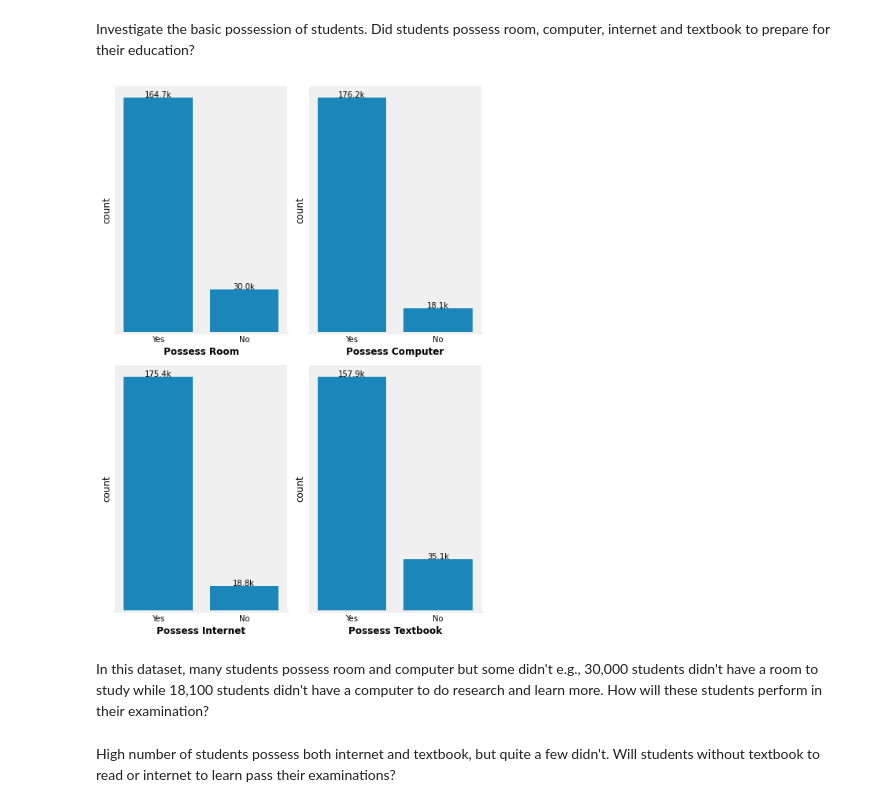
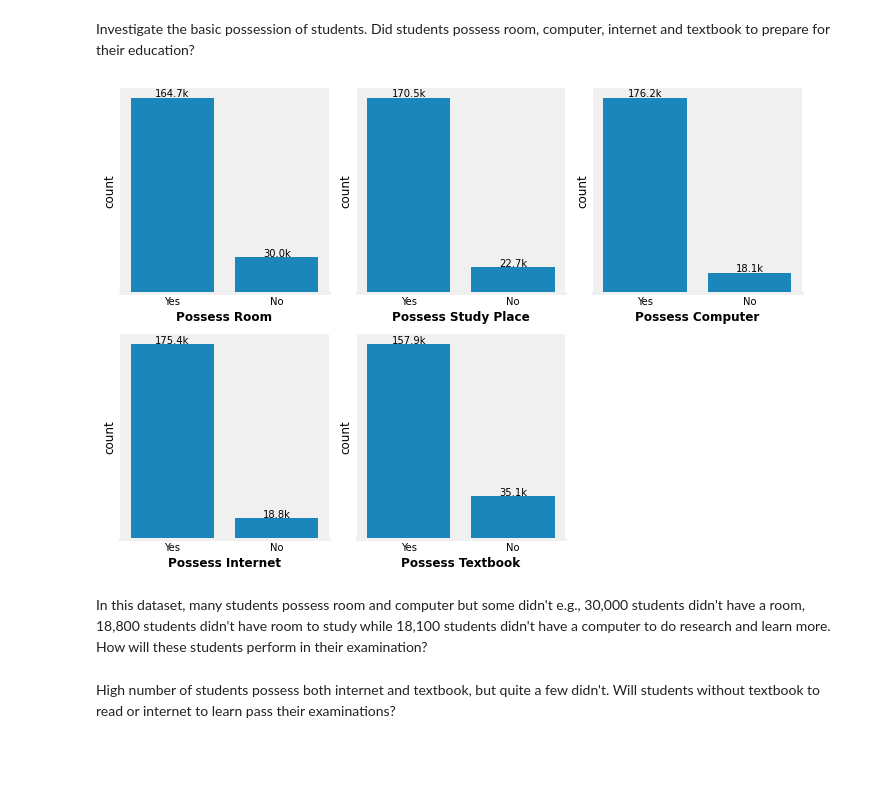
Before and after one commit to comsavvy/Students-Performance-Evaluation, a Jupyter notebook: Part_I_exploration_template.ipynb, the cells around one changed output. Saved outputs shown, nothing was run; the diff lists cells and outputs as text; code cells hidden in the pictures; blank space fills up the shorter version.

Commit message:
feat: Added Bivariate Visualization

```diff
--- a/Part_I_exploration_template.ipynb
+++ b/Part_I_exploration_template.ipynb
@@ -29,7 +29,7 @@ colnames = {
     "ST09Q01": "skip_day",
     "ST115Q01": "skip_class",
     "ST26Q02": "possess_room",
-    "ST26Q03": "posses_study_place",
+    "ST26Q03": "possess_study_place",
     "ST26Q04": "possess_computer",
     "ST26Q06": "possess_internet",
     "ST26Q10": "possess_textbook",
@@ -336,3 +346,11 @@ father_sch_lvl:  category
+# %%
+job_status = ['mother_job_status', 'father_job_status']
+for jbs in job_status:
+    pisa_df[jbs] = pisa_df[jbs].str.strip()
+
+order_cat(job_status, order=['Not working, but looking for a job',
+                            'Other (e.g. home duties, retired)', 'Working part-time <for pay>',
+                            'Working full-time <for pay>'])
 # %% [markdown]
 ### Primary education
 # %%
@@ -509,21 +549,21 @@ def count_dplot(cols: Iterable, plottype: sb=sb.countplot, nrows: int=1, ncols=2
     if usex:
         for i, x in enumerate(cols, 1):
             countv = pisa_df[x].value_counts()
-            plt.subplot(nrows, ncols, i) #
+            plt.subplot(nrows, ncols, i) # subplot
             g = plottype(data=pisa_df, x=x, color=base_color, order=countv.index) # Plotting
             plt.xlabel(g.get_xlabel().replace("_", " ").title(), fontweight='bold') # Capitalize and bold the xlabel
             locs, labels = plt.xticks(rotation=tick_angle) # Rotate xticks
             for loc, label in zip(locs, labels):
-                count = countv[label.get_text()] # Getting the count of each label
+                count = countv[label.get_text()] # Get the count of each label
                 plt.text(loc, count+6e2, f'{round(count/1000, 1)}k',
-                         ha='center', color='black', rotation=annotr) # Annotating each bar with their count
+                         ha='center', color='black', rotation=annotr) # Annotate each bar with their count using k to denote 1000
             g.set_yticks([])
-            for i in ('right', 'left', 'top'):
-                g.spines[i].set_visible(False) # Turn off the chosen spines
+            for a in ('right', 'left', 'top'):
+                g.spines[a].set_visible(False) # Turn off the chosen spines
         plt.tight_layout() # To avoid subplot overlapping
     else:
         g = plottype(data=pisa_df, y=cols, color=base_color, ax=ax)
-        ax.bar_label(ax.containers[0], label_type='edge', rotation=annotr)
+        ax.bar_label(ax.containers[0], label_type='edge', rotation=annotr) # Annotate all bars
 # %%
 count_dplot(['country', 'gender'], annotr=90)
 # %% [output]
@@ -567,11 +607,11 @@ The age of most student during their Primary Education falls between 4-8 age bra
 # %% [markdown]
 Investigate the basic possession of students. Did students possess room, computer, internet and textbook to prepare for their education?
 # %%
-count_dplot(possession, nrows=2, figsize=(7, 10), tick_angle=0)
+count_dplot(possession, ncols=3, nrows=2, figsize=(10, 7), tick_angle=0)
 # %% [output]
-[figure, old version]
+[figure, new version]
 # %% [markdown]
-In this dataset, many students possess room and computer but some didn't e.g., 30,000 students didn't have a room to study while 18,100 students didn't have a computer to do research and learn more. How will these students perform in their examination?
+In this dataset, many students possess room and computer but some didn't e.g., 30,000 students didn't have a room, 18,800 students didn't have room to study while 18,100 students didn't have a computer to do research and learn more. How will these students perform in their examination?
 # %% [markdown]
 High number of students possess both internet and textbook, but quite a few didn't. Will students without textbook to read or internet to learn pass their examinations?
 # %% [markdown]
```
Also changed, not shown: parts of 47 cells of this notebook.
